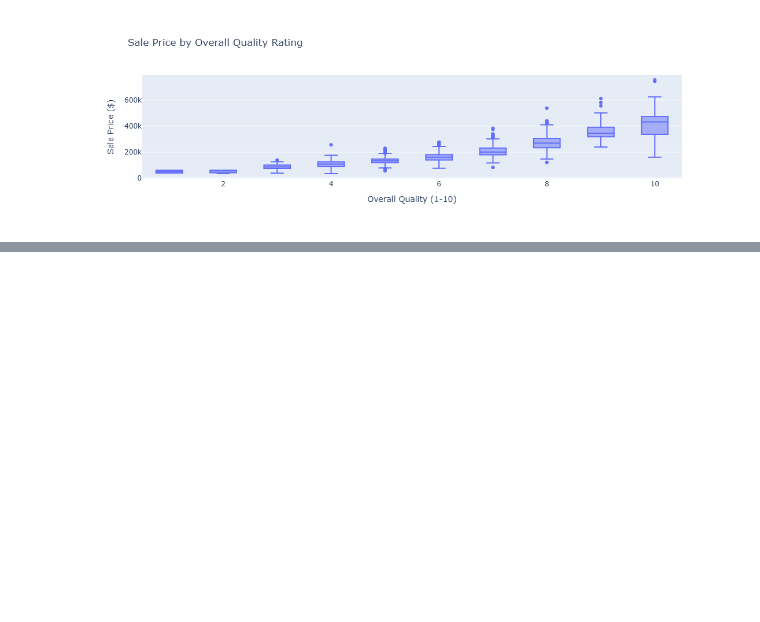
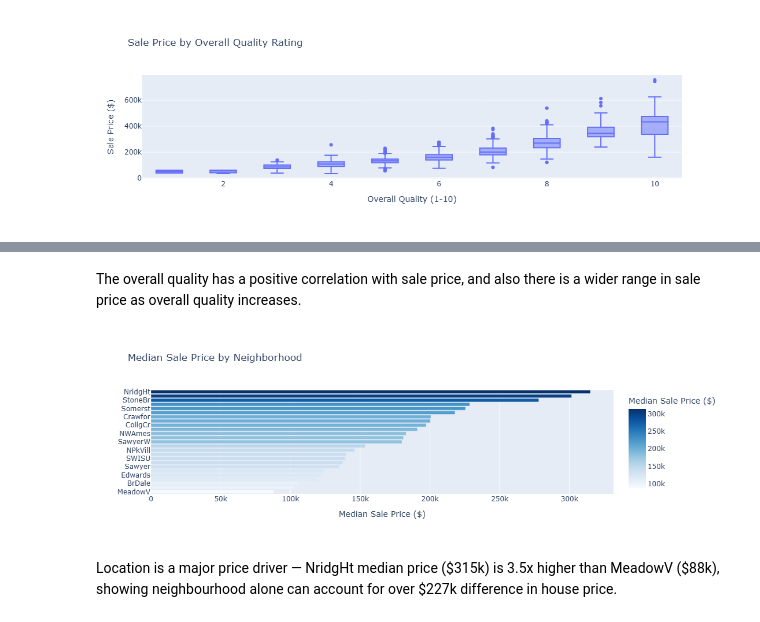
Before and after one commit to marian12-glitch/data-analytics-portfolio, a Jupyter notebook: week3/Houseprices(1).ipynb, the cells around one changed output, grey strips where cells are left out. Cells and saved outputs as stored; diff of their text form; code cells hidden in the pictures; blank space fills up the shorter version.

```diff
--- a/week3/Houseprices(1).ipynb
+++ b/week3/Houseprices(1).ipynb
@@ -99,0 +199,21 @@ fig.show()
+# %% [markdown]
+The overall quality has a positive correlation with sale price, and also there is a wider range  in sale price as overall quality increases.
+# %%
+avg_by_neighborhood = df.groupby('Neighborhood')['SalePrice'].median().reset_index()
+avg_by_neighborhood = avg_by_neighborhood.sort_values('SalePrice', ascending=True)
+
+fig = px.bar(
+    avg_by_neighborhood,
+    x='SalePrice',
+    y='Neighborhood',
+    orientation='h',
+    title='Median Sale Price by Neighborhood',
+    labels={'SalePrice': 'Median Sale Price ($)', 'Neighborhood': ''},
+    color='SalePrice',
+    color_continuous_scale='Blues'
+)
+fig.show()
+# %% [output]
+[figure, added]
+# %% [markdown]
+Location is a major price driver — NridgHt median price (\$315k) is 3.5x higher than MeadowV (\$88k), showing neighbourhood alone can account for over \$227k difference in house price.
```
Also changed, not shown: parts of 14 cells of this notebook, 2 other files.
